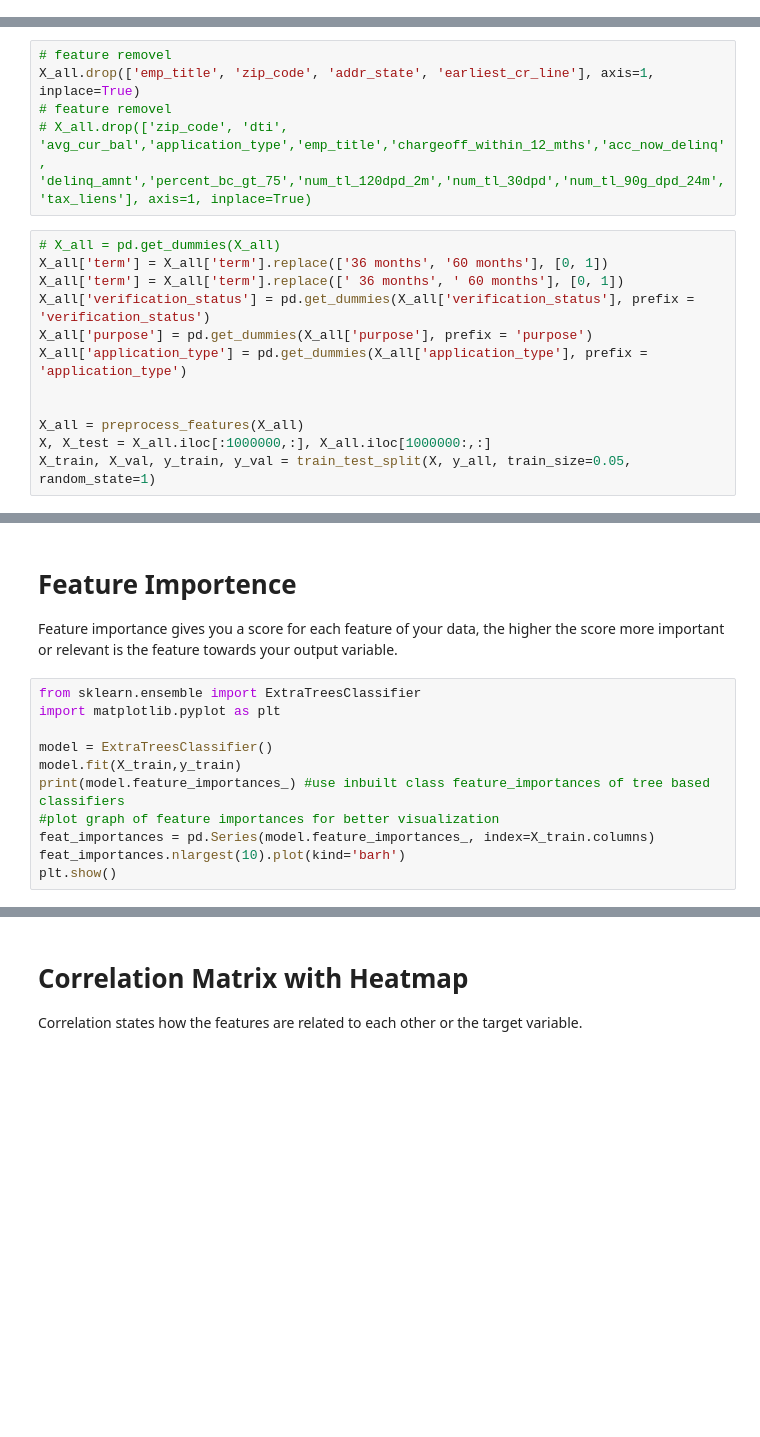
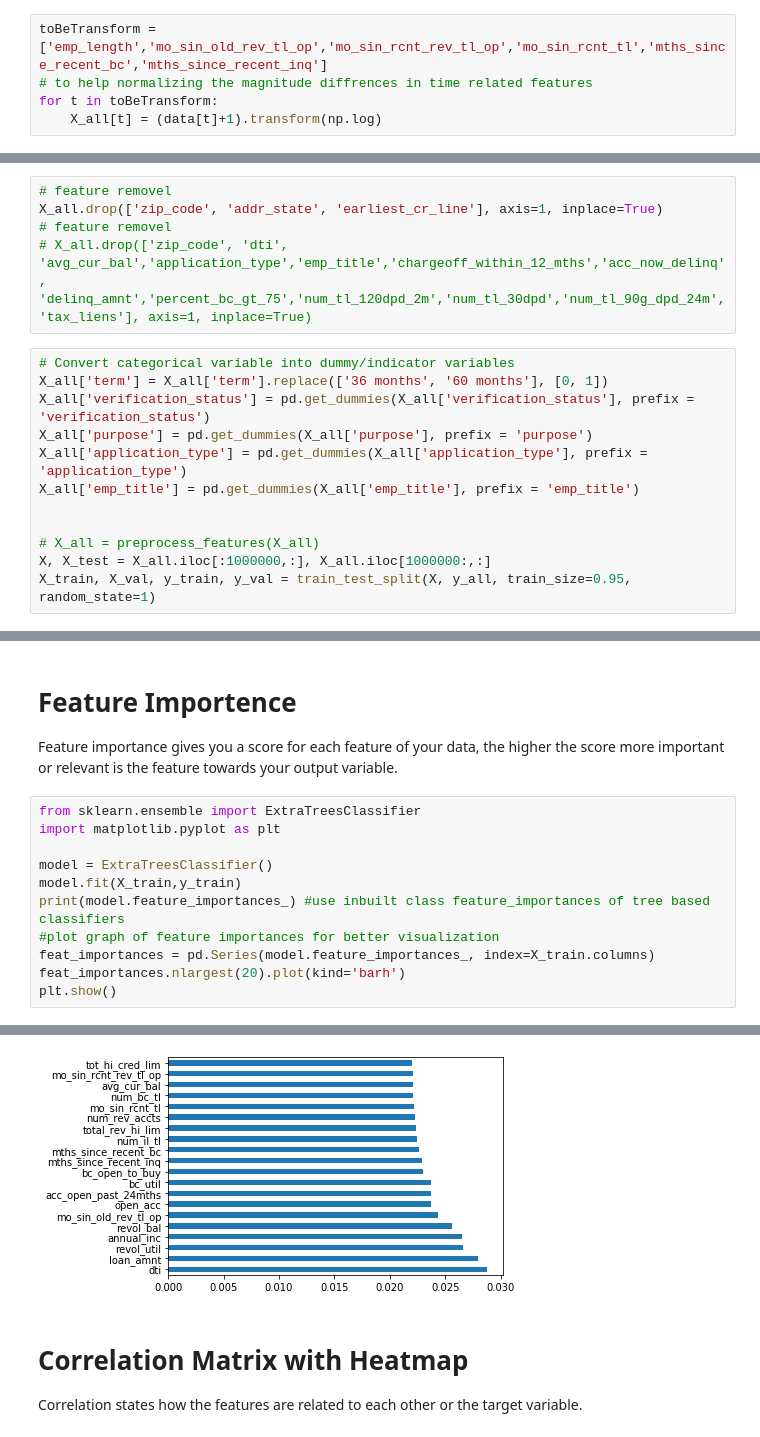
Before and after one commit to kuzb/machine-learning-course, a Jupyter notebook: proj/proj.ipynb, the cells around one changed output, grey strips where cells are left out. Cells and saved outputs as stored; diff of their text form; blank space fills up the shorter version.

Commit message:
handling emp_title by grouping them

```diff
--- a/proj/proj.ipynb
+++ b/proj/proj.ipynb
@@ -71,0 +78,5 @@ def preprocess_features(X):
+# %%
+toBeTransform = ['emp_length','mo_sin_old_rev_tl_op','mo_sin_rcnt_rev_tl_op','mo_sin_rcnt_tl','mths_since_recent_bc','mths_since_recent_inq']
+# to help normalizing the magnitude diffrences in time related features
+for t in toBeTransform:
+    X_all[t] = (data[t]+1).transform(np.log)
@@ -118,20 +154,20 @@ for col in X_all.columns:
 # %%
 # feature removel
-X_all.drop(['emp_title', 'zip_code', 'addr_state', 'earliest_cr_line'], axis=1, inplace=True)
+X_all.drop(['zip_code', 'addr_state', 'earliest_cr_line'], axis=1, inplace=True)
 # feature removel
 # X_all.drop(['zip_code', 'dti', 'avg_cur_bal','application_type','emp_title','chargeoff_within_12_mths','acc_now_delinq', 'delinq_amnt','percent_bc_gt_75','num_tl_120dpd_2m','num_tl_30dpd','num_tl_90g_dpd_24m','tax_liens'], axis=1, inplace=True)
 # %%
-# X_all = pd.get_dummies(X_all)
+# Convert categorical variable into dummy/indicator variables
 X_all['term'] = X_all['term'].replace(['36 months', '60 months'], [0, 1])
-X_all['term'] = X_all['term'].replace([' 36 months', ' 60 months'], [0, 1])
 X_all['verification_status'] = pd.get_dummies(X_all['verification_status'], prefix = 'verification_status')
 X_all['purpose'] = pd.get_dummies(X_all['purpose'], prefix = 'purpose')
 X_all['application_type'] = pd.get_dummies(X_all['application_type'], prefix = 'application_type')
+X_all['emp_title'] = pd.get_dummies(X_all['emp_title'], prefix = 'emp_title')
 
 
-X_all = preprocess_features(X_all)
+# X_all = preprocess_features(X_all)
 X, X_test = X_all.iloc[:1000000,:], X_all.iloc[1000000:,:]
-X_train, X_val, y_train, y_val = train_test_split(X, y_all, train_size=0.05, random_state=1)
+X_train, X_val, y_train, y_val = train_test_split(X, y_all, train_size=0.95, random_state=1)
 # %% [output]
 loan_amnt
 term
@@ -178,5 +216,6 @@ model.fit(X_train,y_train)
 print(model.feature_importances_) #use inbuilt class feature_importances of tree based classifiers
 #plot graph of feature importances for better visualization
 feat_importances = pd.Series(model.feature_importances_, index=X_train.columns)
-feat_importances.nlargest(10).plot(kind='barh')
+feat_importances.nlargest(20).plot(kind='barh')
 plt.show()
+# %% [output]
@@ -183,3 +241,4 @@ plt.show()
+[figure, added]
 # %% [markdown]
 # Correlation Matrix with Heatmap
 Correlation states how the features are related to each other or the target variable.
```
Also changed, not shown: parts of 21 cells of this notebook.
